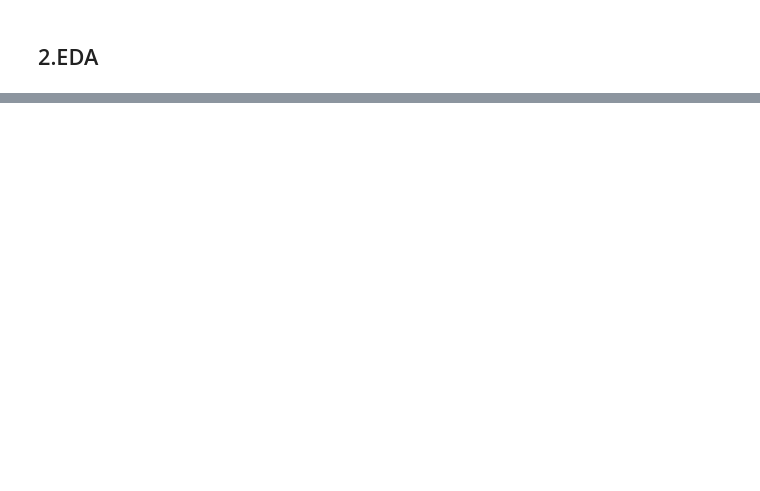
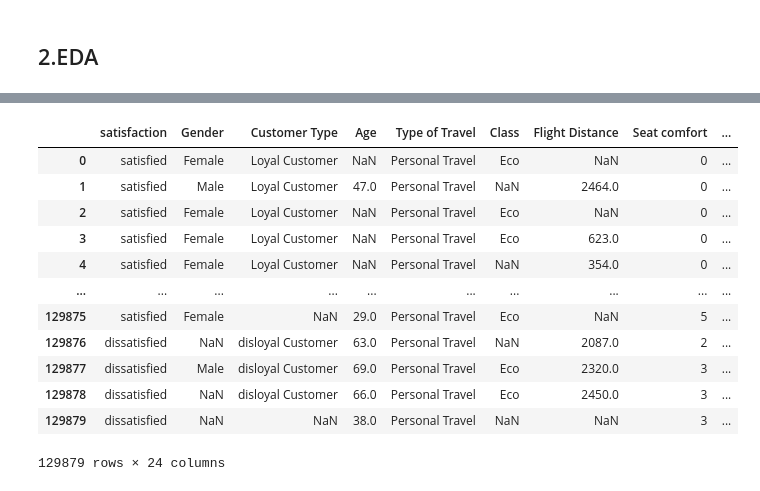
Before and after one commit to Ironhack-Data-Madrid-PartTime-May22/apuntes_clases, a Jupyter notebook: semana-16/encoding/preprocesamiento.ipynb, the cells around one changed output, grey strips where cells are left out. Saved outputs shown, nothing was run; the diff lists cells and outputs as text; code cells hidden in the pictures; blank space fills up the shorter version.

```diff
--- a/semana-16/encoding/preprocesamiento.ipynb
+++ b/semana-16/encoding/preprocesamiento.ipynb
@@ -98,0 +295,22 @@ df.head()
+# %%
+
+#diccionario = {"corto": 1500, "medio": 5500, "largo": 10000}
+
+# Creamos una nueva columna con la distancia del vuelo
+df['distancia_vuelo'] = pd.cut(df['Flight Distance'], bins=[0, 1000, 3000, float('inf')], labels=['Corto', 'Medio', 'Largo'])
+# %%
+df
+# %% [output]
+|  | satisfaction | Gender | Customer Type | Age | Type of Travel | Class | Flight Distance | Seat comfort | ... |
+| 0 | satisfied | Female | Loyal Customer | NaN | Personal Travel | Eco | NaN | 0 | ... |
+| 1 | satisfied | Male | Loyal Customer | 47.0 | Personal Travel | NaN | 2464.0 | 0 | ... |
+| 2 | satisfied | Female | Loyal Customer | NaN | Personal Travel | Eco | NaN | 0 | ... |
+| 3 | satisfied | Female | Loyal Customer | NaN | Personal Travel | Eco | 623.0 | 0 | ... |
+| 4 | satisfied | Female | Loyal Customer | NaN | Personal Travel | NaN | 354.0 | 0 | ... |
+| ... | ... | ... | ... | ... | ... | ... | ... | ... | ... |
+| 129875 | satisfied | Female | NaN | 29.0 | Personal Travel | Eco | NaN | 5 | ... |
+| 129876 | dissatisfied | NaN | disloyal Customer | 63.0 | Personal Travel | NaN | 2087.0 | 2 | ... |
+| 129877 | dissatisfied | Male | disloyal Customer | 69.0 | Personal Travel | Eco | 2320.0 | 3 | ... |
+| 129878 | dissatisfied | NaN | disloyal Customer | 66.0 | Personal Travel | Eco | 2450.0 | 3 | ... |
+| 129879 | dissatisfied | NaN | NaN | 38.0 | Personal Travel | NaN | NaN | 3 | ... |
+129879 rows × 24 columns
```
Also changed, not shown: parts of 27 cells of this notebook, 2 other files.
